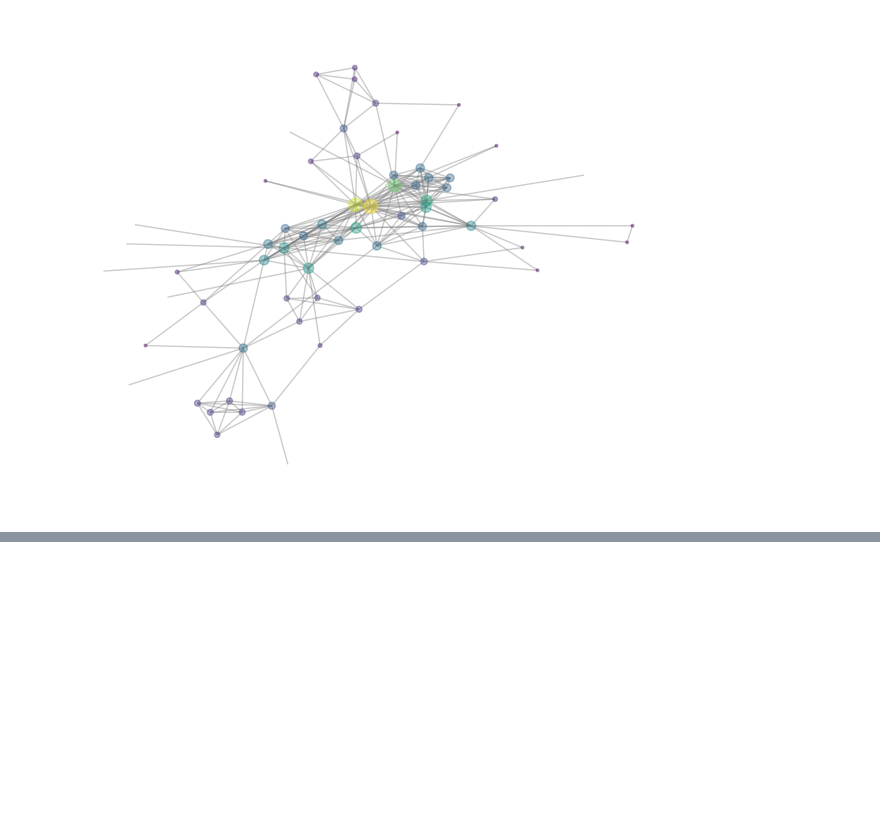
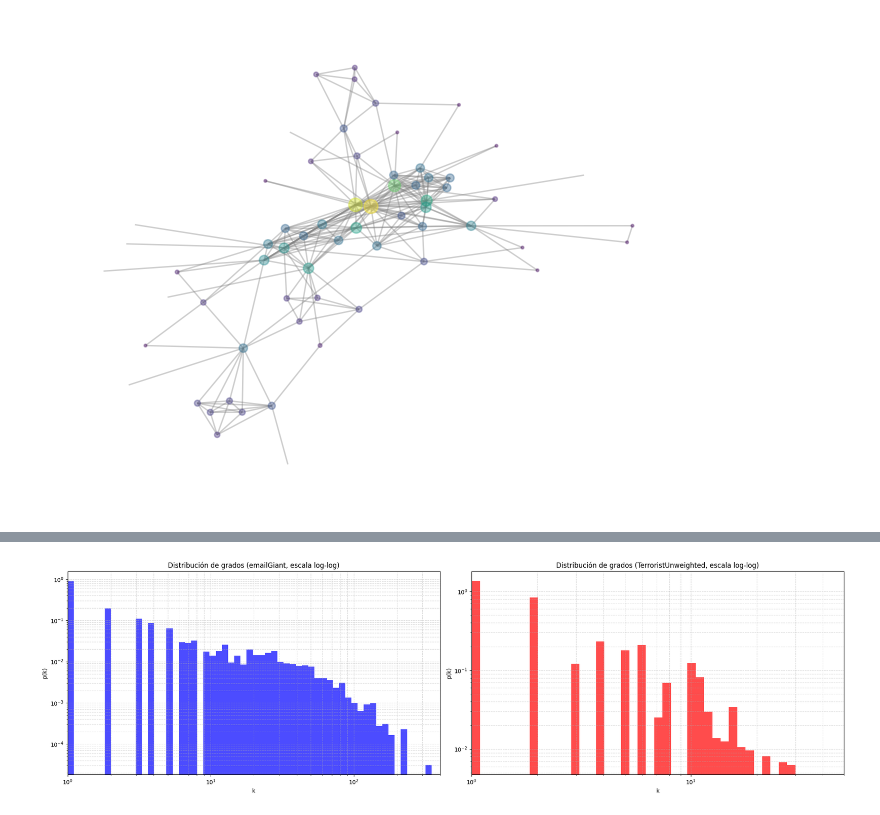
Before and after one commit to Grupo-12-DMCyT/Comparative-Analysis-in-Two-Human-Networks, a Jupyter notebook: DMCyT_sil_tutorial_Datasets_TP1_2025.ipynb, the cells around one changed output, grey strips where cells are left out. Cells and saved outputs as stored; diff of their text form; code cells hidden in the pictures; blank space fills up the shorter version.

```diff
--- a/DMCyT_sil_tutorial_Datasets_TP1_2025.ipynb
+++ b/DMCyT_sil_tutorial_Datasets_TP1_2025.ipynb
@@ -326,0 +362,32 @@ TerroristUnweighted Eficiencia global: 0.45
+# %%
+#SIL distribución de grado comparada escala logartimica
+
+plt.figure(figsize=(20, 6))
+
+bins_log_email = np.logspace(0, np.log10(350), num=60)  # más suave
+bins_log_terrorist = np.logspace(0, np.log10(30), num=40)  # a su máximo
+
+plt.subplot(121)
+plt.hist(degreesdg_emailGiant, bins=bins_log_email, density=True, color='blue', alpha=0.7)
+plt.xscale('log')
+plt.yscale('log')
+plt.xlabel('k')
+plt.ylabel('p(k)')
+plt.title('Distribución de grados (emailGiant, escala log-log)')
+plt.grid(True, which="both", linestyle='--', alpha=0.5)
+plt.xlim(1, 400)  # extendemos hasta 400 para captar toda la cola
+
+plt.subplot(122)
+plt.hist(degreesdg_terrorists, bins=bins_log_terrorist, density=True, color='red', alpha=0.7)
+plt.xscale('log')
+plt.yscale('log')
+plt.xlabel('k')
+plt.ylabel('p(k)')
+plt.title('Distribución de grados (TerroristUnweighted, escala log-log)')
+plt.grid(True, which="both", linestyle='--', alpha=0.5)
+plt.xlim(1, 50)  #no tiene grados altos, limitamos para ver mejor
+
+plt.tight_layout()
+plt.show()
+# %% [output]
+[figure, added]
```
Also changed, not shown: parts of 6 cells of this notebook.
